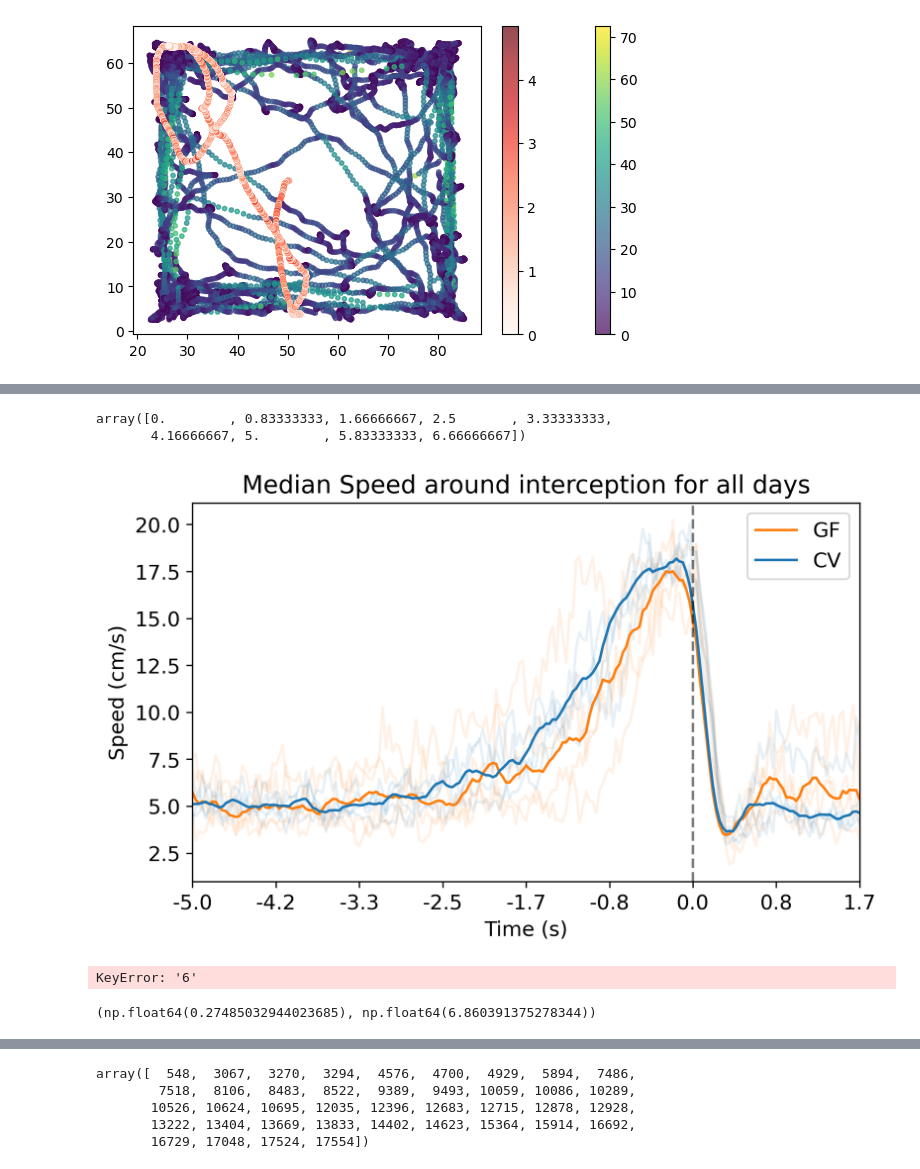
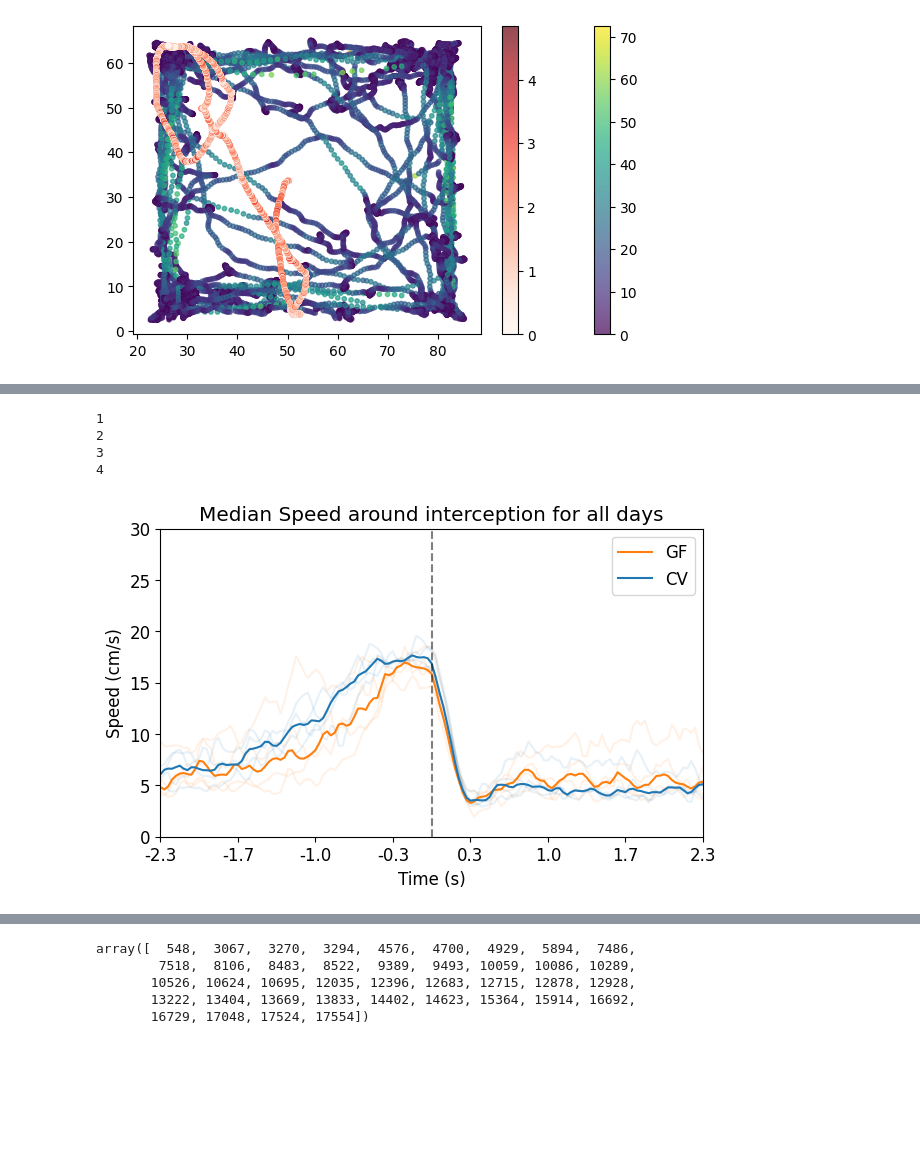
Before and after one commit to arnabiswas/live_cricket_analysis, a Jupyter notebook: analysis_notebook.ipynb, the cells around one changed output, grey strips where cells are left out. Drawn from its saved outputs; the diff is of its cells as text; code cells hidden in the pictures; blank space fills up the shorter version.

```diff
--- a/analysis_notebook.ipynb
+++ b/analysis_notebook.ipynb
@@ -315,0 +199,3 @@ CV_data = process_mouse_data(CV_files)
+# %%
+GF_data = process_gf_cv_mouse_experiment(GF_files)
+CV_data = process_gf_cv_mouse_experiment(CV_files)
@@ -498,0 +228,12 @@ for key in GF_data.keys():
+# %%
+day = 'all'
+for key in GF_average_data.keys():
+    try:
+        print(f'{key} has {GF_average_data[key][day]["num_approach_events"]} approaches for day {day}')
+    except:
+        print(f'{key} has no data for day {day}')
+for key in CV_average_data.keys():
+    try:
+        print(f'{key} has {CV_average_data[key][day]["num_approach_events"]} approaches for day {day}')
+    except:
+        print(f'{key} has no data for day {day}')
@@ -524,3 +533,2 @@ GF_average_data['A-1-F']['1']['distance_to_cricket+-5']
-# %%
-GF_average_data = process_average_data(GF_data)
-CV_average_data = process_average_data(CV_data)
+# %%
+headings = np.stack(CV_average_data[key]['all']['heading_cricket_mouse+-5'])
@@ -568,49 +594,61 @@ plt.show()
-# %%
-current_ticks/30
-# %% [output]
-array([0.        , 0.83333333, 1.66666667, 2.5       , 3.33333333,
-       4.16666667, 5.        , 5.83333333, 6.66666667])
 # %%
 # Stack and average the heading data across all keys
 GF_all_speeds = []
 CV_all_speeds = []
 day = 'all'
-plt.figure(figsize=(7, 4), dpi=300)
+plt.figure(figsize=(7, 4), dpi=100)
 for key in GF_average_data.keys():
-    speeds = np.stack(GF_average_data[key][day]['mouse_speed+-5'])
+    try:
+        speeds = np.stack(GF_average_data[key][day]['mouse_speed+-5'])
+    except:
+        print(f'{key} has no data for day {day}')
+        continue
     avg_speed = np.nanmedian(speeds, axis=0)
-    plt.plot(avg_speed, color = '#ff7f0e', alpha = 0.1)
-    GF_all_speeds.append(avg_speed)
+    # Apply sliding window average over two frames to individual traces
+    avg_speed_filtered = np.array([(avg_speed[i] + avg_speed[i+1])/2 for i in range(len(avg_speed)-1)])
+    plt.plot(avg_speed_filtered, color = '#ff7f0e', alpha = 0.1)
+    GF_all_speeds.append(avg_speed_filtered)
+    print(len(GF_all_speeds))
 
 for key in CV_average_data.keys():
-    speeds = np.stack(CV_average_data[key][day]['mouse_speed+-5'])
+    try:
+        speeds = np.stack(CV_average_data[key][day]['mouse_speed+-5'])
+    except:
+        print(f'{key} has no data for day {day}')
+        continue
     avg_speed = np.nanmedian(speeds, axis=0)
-    plt.plot(avg_speed, color = '#1f77b4', alpha = 0.1)
-    CV_all_speeds.append(avg_speed)
+    # Apply sliding window average over two frames to individual traces
+    avg_speed_filtered = np.array([(avg_speed[i] + avg_speed[i+1])/2 for i in range(len(avg_speed)-1)])
+    plt.plot(avg_speed_filtered, color = '#1f77b4', alpha = 0.1)
+    CV_all_speeds.append(avg_speed_filtered)
 
 # Average across all keys
 GF_overall_avg_speed = np.nanmedian(np.stack(GF_all_speeds), axis=0)
 CV_overall_avg_speed = np.nanmedian(np.stack(CV_all_speeds), axis=0)
 # plt.plot(GF_overall_avg_speed, color = '#ff7f0e', label = 'GF')
 # plt.plot(CV_overall_avg_speed, color = '#1f77b4', label = 'CV')
-GF_filtered = np.convolve(GF_overall_avg_speed, np.ones(window_size)/window_size, mode='valid')
-CV_filtered = np.convolve(CV_overall_avg_speed, np.ones(window_size)/window_size, mode='valid')
+
+# Apply sliding window average over two frames
+GF_filtered = np.array([(GF_overall_avg_speed[i] + GF_overall_avg_speed[i+1])/2 for i in range(len(GF_overall_avg_speed)-1)])
+CV_filtered = np.array([(CV_overall_avg_speed[i] + CV_overall_avg_speed[i+1])/2 for i in range(len(CV_overall_avg_speed)-1)])
+
 plt.plot(GF_filtered, color = '#ff7f0e', label = 'GF')
 plt.plot(CV_filtered, color = '#1f77b4', label = 'CV')
 plt.axvline(150, color = 'black', linestyle = '--', alpha = 0.5)
-plt.xlim(0, 200)
+plt.xlim(80, 220)
+plt.ylim(0, 30)
 plt.title(f'Median Speed around interception for all days')
 plt.xlabel('Time (s)')
 plt.ylabel('Speed (cm/s)')
 plt.legend()
 current_ticks = plt.gca().get_xticks()
 current_ticks = (current_ticks-150)/30
 _ = plt.gca().set_xticklabels([f'{tick:.1f}' for tick in current_ticks])
 
 plt.show()
 # %% [output]
+1
+2
+3
+4
-[figure, old version]
+[figure, new version]
-# %%
-GF_average_data['A-2-F']['']['num_approach_events']
-# %% [output]
-KeyError: '6'
@@ -655,4 +654,0 @@ plt.show()
-# %%
-1/np.nanstd(GF_all_speeds), np.nanmean(GF_all_speeds)
-# %% [output]
-(np.float64(0.27485032944023685), np.float64(6.860391375278344))
```
Also changed, not shown: parts of 39 cells of this notebook, 2 other files.
